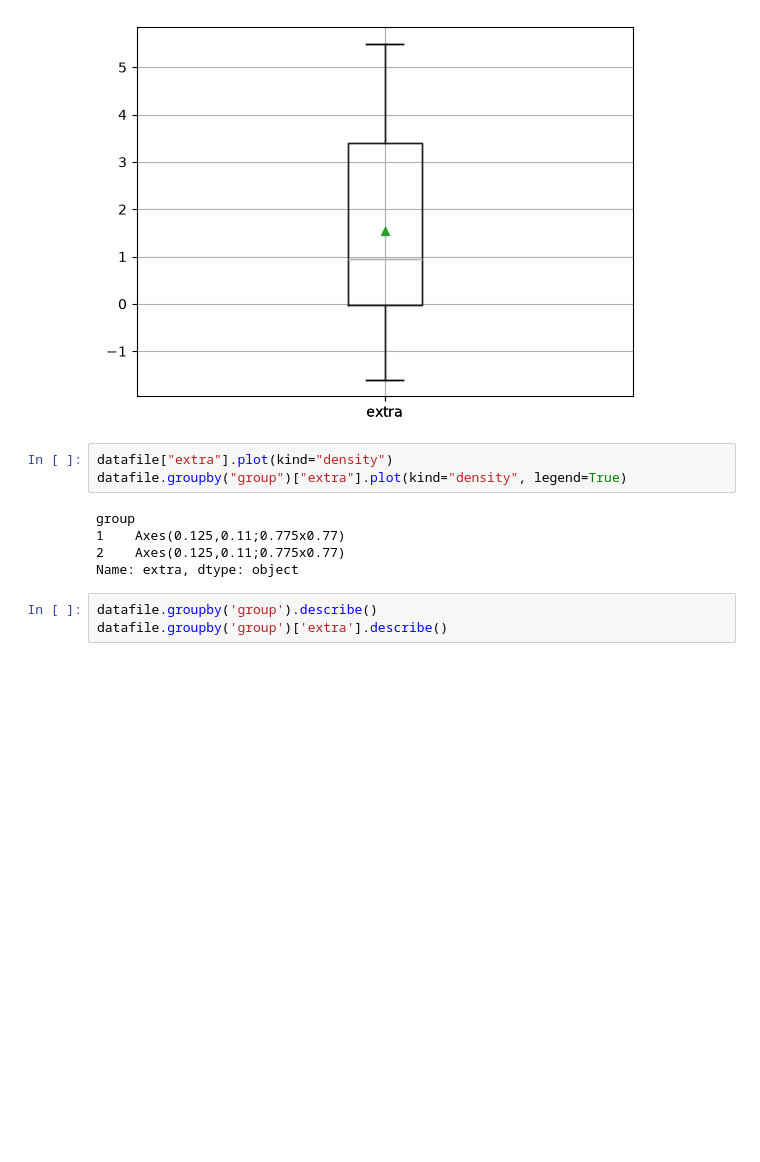
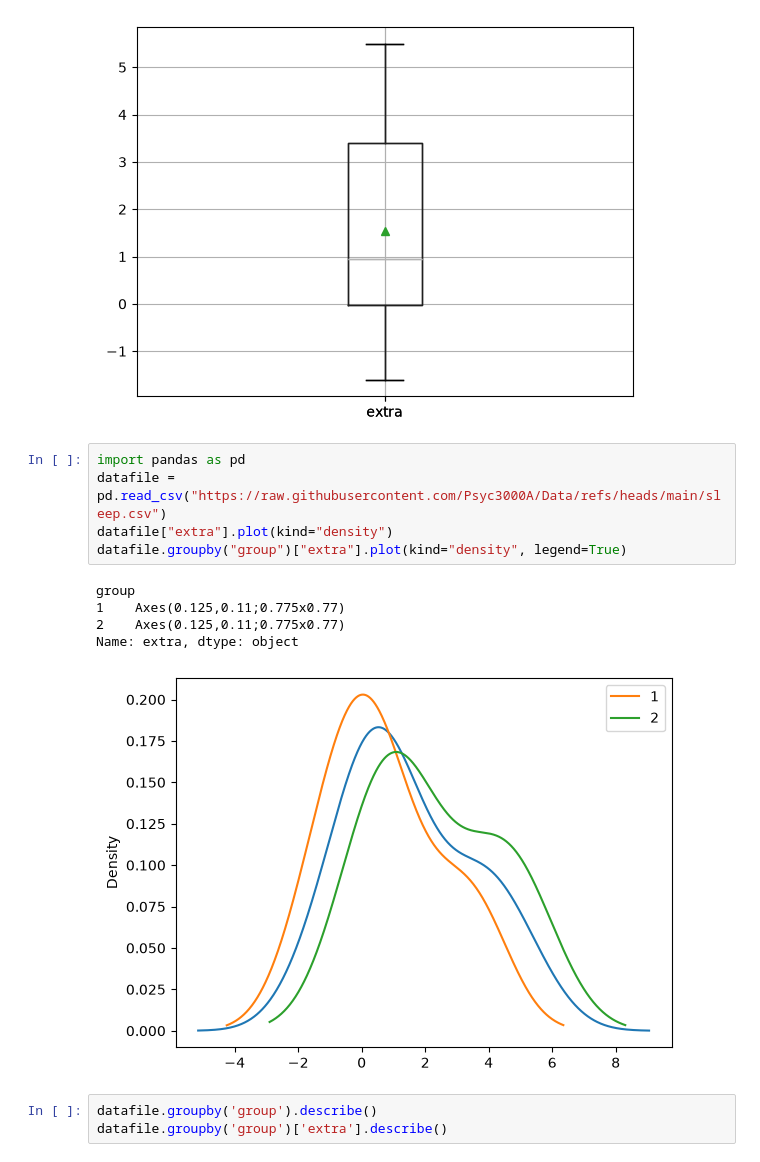
Before and after one commit to Psyc3000A/Fall-Winter2026, a Jupyter notebook: jordanR.ipynb, the cells around one changed output. Cells and saved outputs as stored; diff of their text form; blank space fills up the shorter version.

```diff
--- a/jordanR.ipynb
+++ b/jordanR.ipynb
@@ -97,14 +97,17 @@ datafile.boxplot(column="extra", showmeans=True)
 # %% [output]
 <Axes: >
 [figure]
-# %%
-datafile["extra"].plot(kind="density")
-datafile.groupby("group")["extra"].plot(kind="density", legend=True)
-# %% [output]
-group
-1    Axes(0.125,0.11;0.775x0.77)
-2    Axes(0.125,0.11;0.775x0.77)
-Name: extra, dtype: object
+# %%
+import pandas as pd
+datafile = pd.read_csv("https://raw.githubusercontent.com/Psyc3000A/Data/refs/heads/main/sleep.csv")
+datafile["extra"].plot(kind="density")
+datafile.groupby("group")["extra"].plot(kind="density", legend=True)
+# %% [output]
+group
+1    Axes(0.125,0.11;0.775x0.77)
+2    Axes(0.125,0.11;0.775x0.77)
+Name: extra, dtype: object
+[figure, added]
 # %%
 datafile.groupby('group').describe()
 datafile.groupby('group')['extra'].describe()
```
Also changed, not shown: parts of 1 cell of this notebook.
